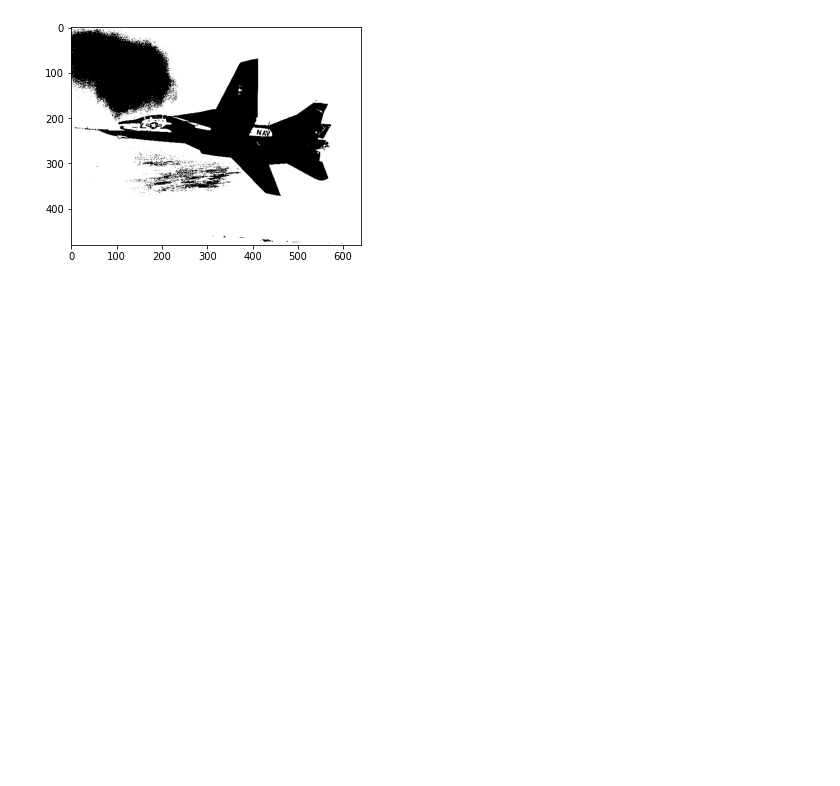
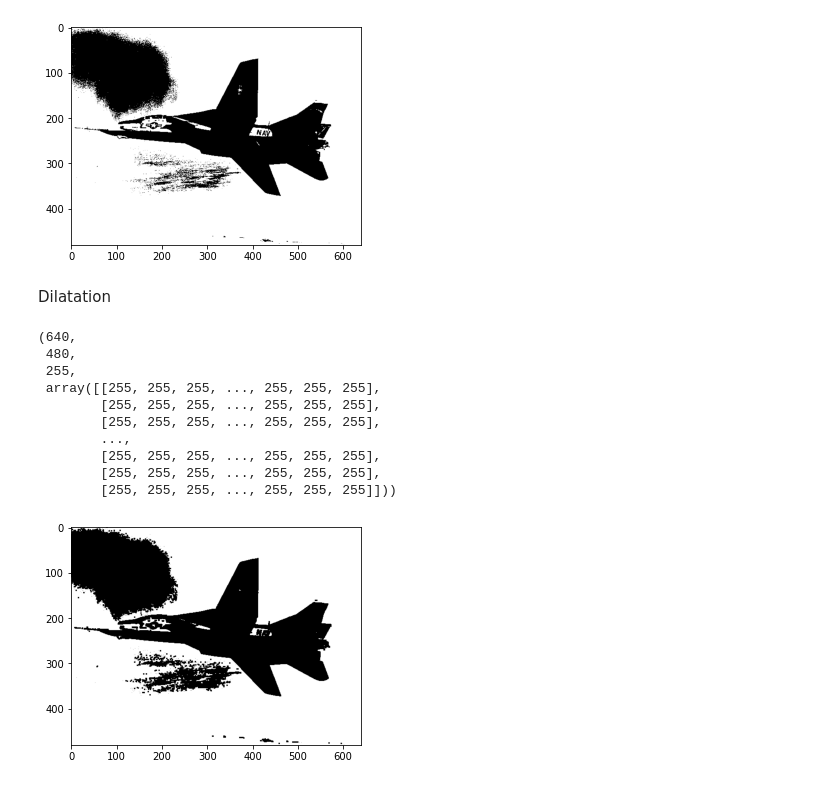
Before and after one commit to hamza-mahjoub/image-processing, a Jupyter notebook: app.ipynb, the cells around one changed output. Drawn from its saved outputs; the diff is of its cells as text; code cells hidden in the pictures; blank space fills up the shorter version.

```diff
--- a/app.ipynb
+++ b/app.ipynb
@@ -593,7 +593,48 @@ def otsu(data):
 
     plt.imshow(Image.fromarray(new_image))
 
-otsu(data)
+    return width,height,max_l,new_image
+binary = otsu(data)
 # %% [output]
 160
 [figure]
+# %% [markdown]
+Dilatation
+# %%
+def dilatation(data, size):
+    if (size % 2 == 0):
+        size += 1
+
+    width,height,max_l,image = extract_from_struct(data)
+
+    border = size//2
+
+    new_image = generate_from_flat(width,height,image.flatten('C'))
+
+    for i in range(border,height-border):
+        for j in range(border,width-border):
+            pixels = []
+            for k in range(i-border,i+border+1):
+                for f in range(j-border,j+border+1):
+                    pixels.append(image[k][f])
+            pixels.sort()
+            if(pixels[0] == 0 ):
+                new_image[i][j] = 0
+
+    plt.imshow(Image.fromarray(new_image))
+
+    return width,height,max_l,new_image
+
+dilatation(binary,3)
+# %% [output]
+(640,
+ 480,
+ 255,
+ array([[255, 255, 255, ..., 255, 255, 255],
+        [255, 255, 255, ..., 255, 255, 255],
+        [255, 255, 255, ..., 255, 255, 255],
+        ...,
+        [255, 255, 255, ..., 255, 255, 255],
+        [255, 255, 255, ..., 255, 255, 255],
+        [255, 255, 255, ..., 255, 255, 255]]))
+[figure, added]
```
Also changed, not shown: parts of 10 cells of this notebook, 4 other files.
